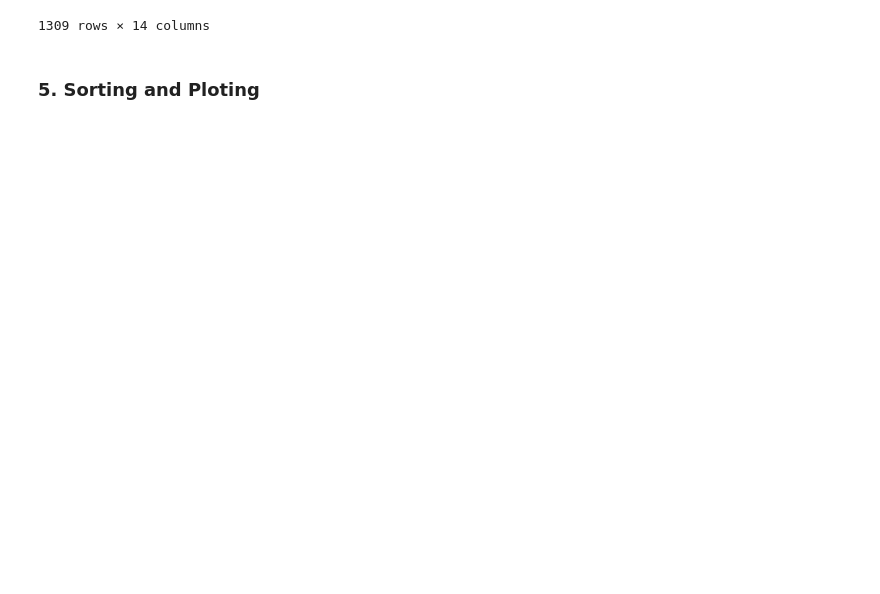
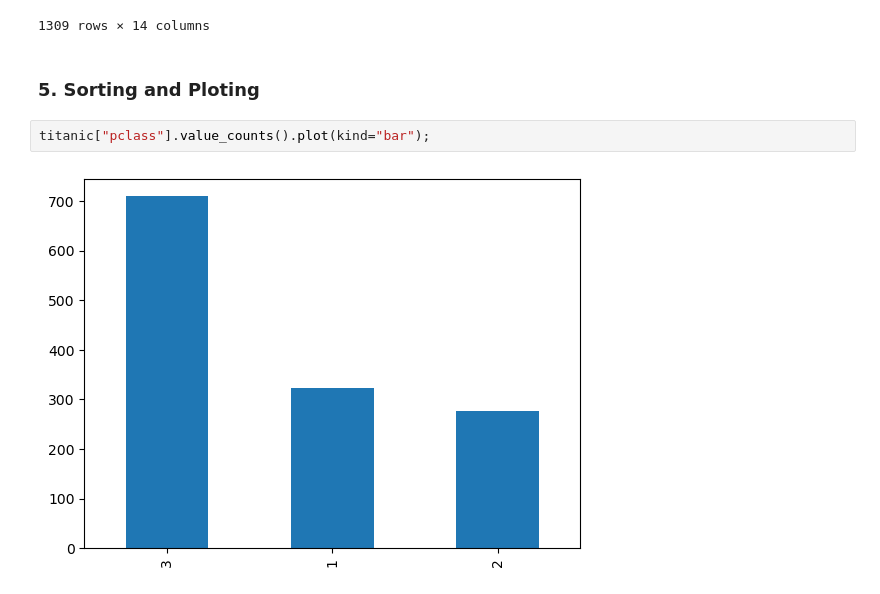
Before and after one commit to souravdev-eng/Data-Analysis-and-Visualization-course, a Jupyter notebook: 04_Indexes_and_Sorting.ipynb, the cells around one changed output. Saved outputs shown, nothing was run; the diff lists cells and outputs as text; blank space fills up the shorter version.

```diff
--- a/04_Indexes_and_Sorting.ipynb
+++ b/04_Indexes_and_Sorting.ipynb
@@ -248,3 +249,7 @@ titanic.sort_index(ascending=False)
 1309 rows × 14 columns
 # %% [markdown]
 ### 5. Sorting and Ploting
+# %%
+titanic["pclass"].value_counts().plot(kind="bar");
+# %% [output]
+[figure, added]
```
Also changed, not shown: parts of 13 cells of this notebook.
